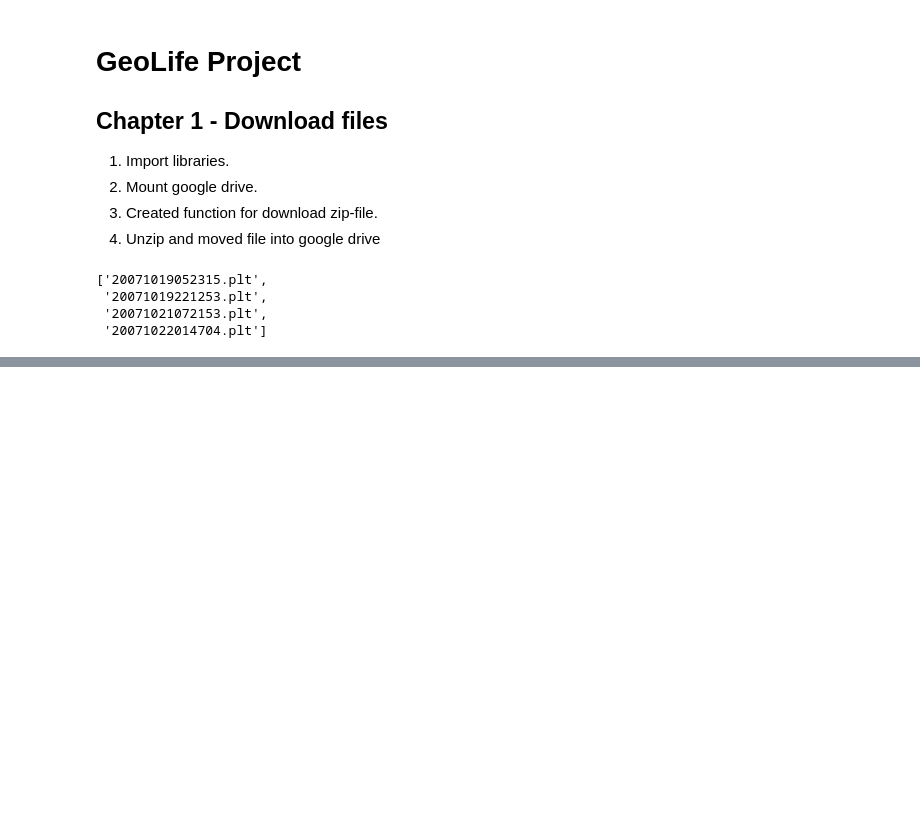
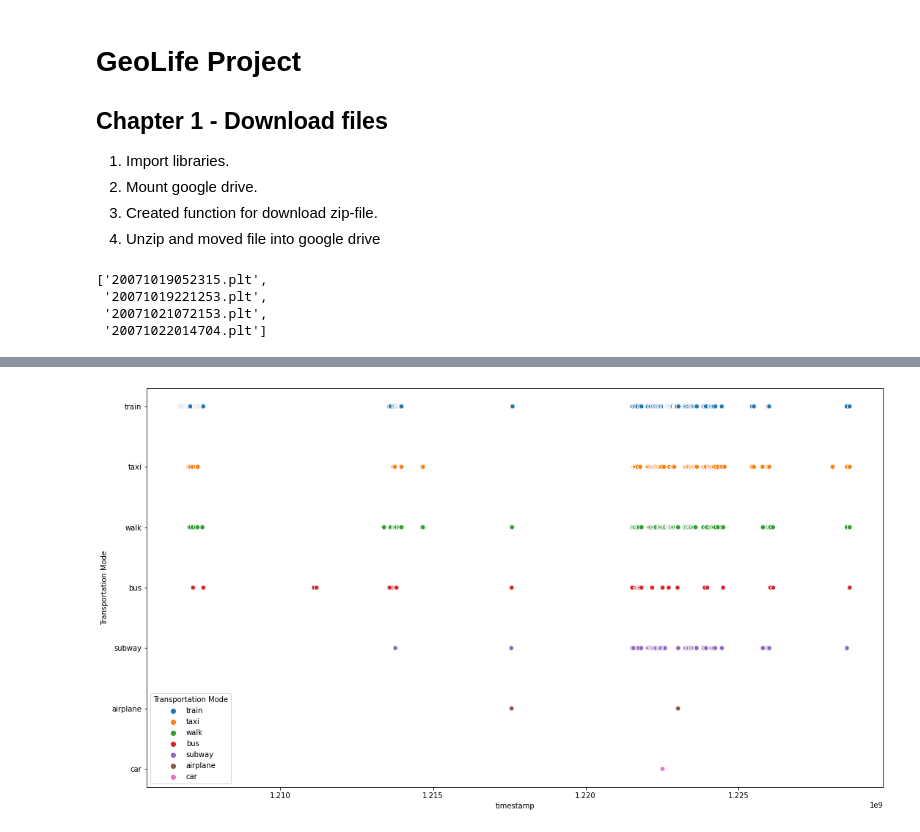
Before and after one commit to danik-tro/GeoLifeProject, a Jupyter notebook: GeoLife.ipynb, the cells around one changed output, grey strips where cells are left out. Drawn from its saved outputs; the diff is of its cells as text; code cells hidden in the pictures; blank space fills up the shorter version.

Commit message:
Added some graphs

```diff
--- a/GeoLife.ipynb
+++ b/GeoLife.ipynb
@@ -119,13 +119,12 @@ def gps(path_to_df):
 
   return df
 # %%
-df1 = labels("{0}/{1}/".format(directories_path, "175"))
+df1 = labels("{0}/{1}/".format(directories_path, "010"))
 # %%
-df2 = gps("{0}/{1}/".format(directories_path, "175"))
+df2 = gps("{0}/{1}/".format(directories_path, "010"))
 # %%
 df_join = df2.join(df1)\
-.filter(df2.timestamp >= df1.Start_datetime)\
-.filter(df2.timestamp <= df1.End_datetime)\
-# .groupBy("Transportation Mode")\
-# .agg(count("Zero"))
+.filter((df2.timestamp >= df1.Start_datetime)&(df2.timestamp <= df1.End_datetime) )\
+#.filter()\
+#.select(["timestamp", "latitude", "longtitude", "altitude", "Transportation Mode", "date_time"])
 # %%
@@ -154,0 +151,12 @@ df2.count()
+# %%
+import matplotlib.pyplot as plt
+%matplotlib inline
+import seaborn as sns
+
+plt.figure(figsize=(18, 10))
+sns.scatterplot(x='timestamp', y="Transportation Mode", hue="Transportation Mode",
+             data=df_join.orderBy("timestamp").toPandas()
+)
+plt.show()
+# %% [output]
+[figure, added]
```
Also changed, not shown: parts of 4 cells of this notebook.
